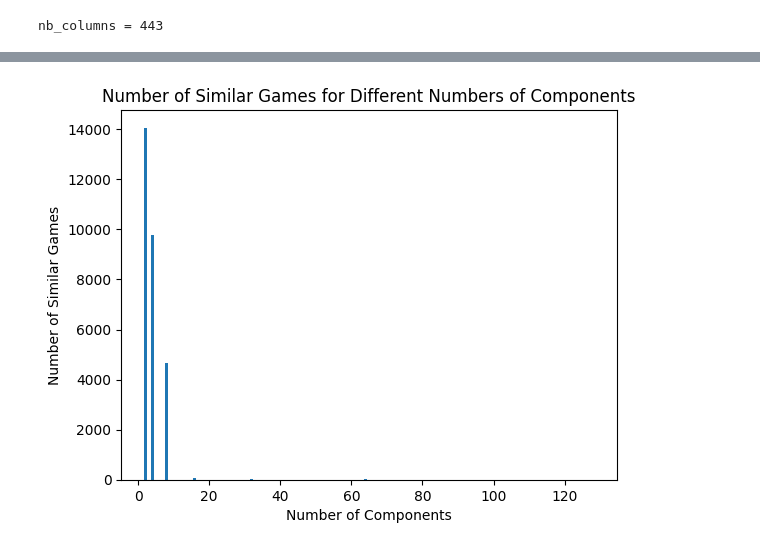
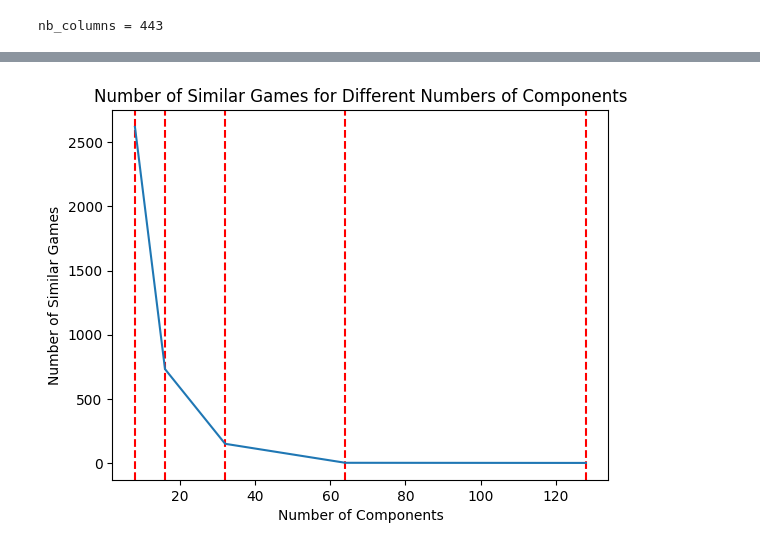
Before and after one commit to erdoganabaci/scalable_analytics_steam_project, a Jupyter notebook: steam.ipynb, the cells around one changed output, grey strips where cells are left out. Cells and saved outputs as stored; diff of their text form; code cells hidden in the pictures.

Commit message:
We can obtain game recommendations

```diff
--- a/steam.ipynb
+++ b/steam.ipynb
@@ -381,4 +359,18 @@ Index(['Zombies', 'World War II', 'FPS', 'Multiplayer', 'Action', 'Shooter',
-# %%
-compare_components(df_game_tags_binary,df_app_id, 271850, threshold=0.8, max_power=7)
-# %% [output]
-[figure, removed]
+# %%
+### PARAMETERS OF THE RECOMMENDER SYSTEM ###
+
+input_app_id = 504230 # Go in games.csv, and pick an app_id to compute its similar games
+threshold = 0.55
+threshold_step = 0.05
+game_recommendation_limit = 15
+game_recommendation_requirement = 5
+
+### HOW MUCH TAGS MUST WE MERGE INTO ONE CONCEPT ? ###
+
+execute_comparison_visualisation = True
+if (execute_comparison_visualisation):
+    compare_components(df_game_tags_binary,df_app_id, input_app_id, threshold, max_power=7)
+
+# In this visualization, we see that 50 tags into one concept seems to be good choice in order to obtain good results.
+# %% [output]
+[figure, added]
```
Also changed, not shown: parts of 9 cells of this notebook.
